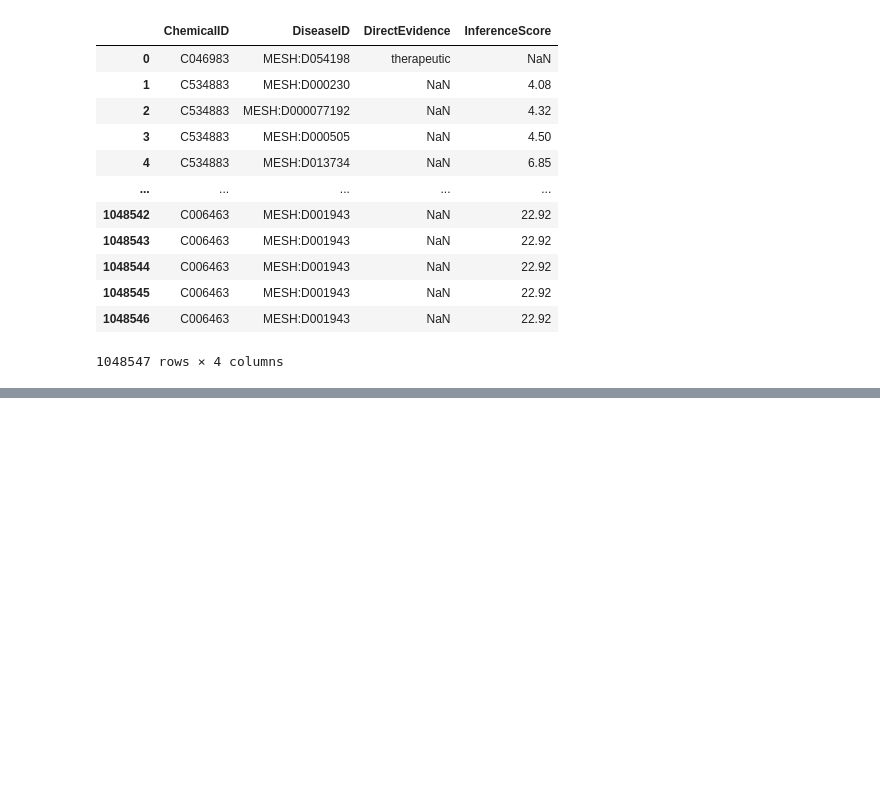
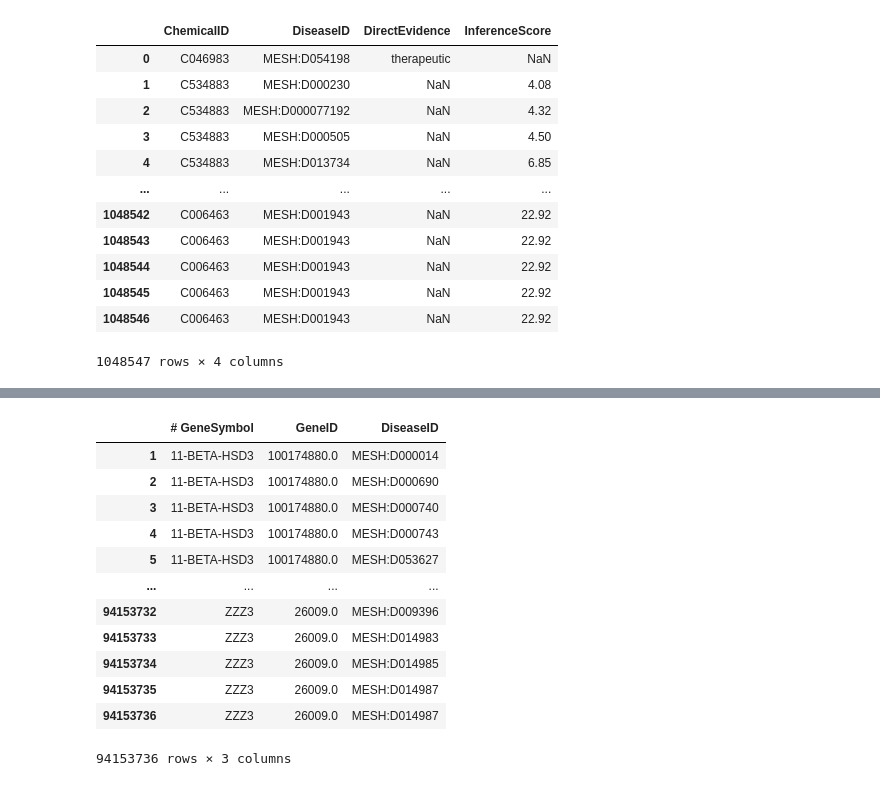
Before and after one commit to quocanuetcs/OntologyXSummarization, a Jupyter notebook: ontology/notebooks/CTD Analyst.ipynb, the cells around one changed output, grey strips where cells are left out. Cells and saved outputs as stored; diff of their text form; code cells hidden in the pictures; blank space fills up the shorter version.

```diff
--- a/ontology/notebooks/CTD Analyst.ipynb
+++ b/ontology/notebooks/CTD Analyst.ipynb
@@ -89,0 +122,20 @@ relations.to_csv('../Data/CTD/CTD_chemicals_diseases_result.csv')
+# %%
+relations = relations[['# GeneSymbol', 'GeneID', 'DiseaseID']]
+# %%
+relations = relations[1:]
+# %%
+relations
+# %% [output]
+|  | # GeneSymbol | GeneID | DiseaseID |
+| 1 | 11-BETA-HSD3 | 100174880.0 | MESH:D000014 |
+| 2 | 11-BETA-HSD3 | 100174880.0 | MESH:D000690 |
+| 3 | 11-BETA-HSD3 | 100174880.0 | MESH:D000740 |
+| 4 | 11-BETA-HSD3 | 100174880.0 | MESH:D000743 |
+| 5 | 11-BETA-HSD3 | 100174880.0 | MESH:D053627 |
+| ... | ... | ... | ... |
+| 94153732 | ZZZ3 | 26009.0 | MESH:D009396 |
+| 94153733 | ZZZ3 | 26009.0 | MESH:D014983 |
+| 94153734 | ZZZ3 | 26009.0 | MESH:D014985 |
+| 94153735 | ZZZ3 | 26009.0 | MESH:D014987 |
+| 94153736 | ZZZ3 | 26009.0 | MESH:D014987 |
+94153736 rows × 3 columns
```
Also changed, not shown: parts of 26 cells of this notebook, 59 other files.
